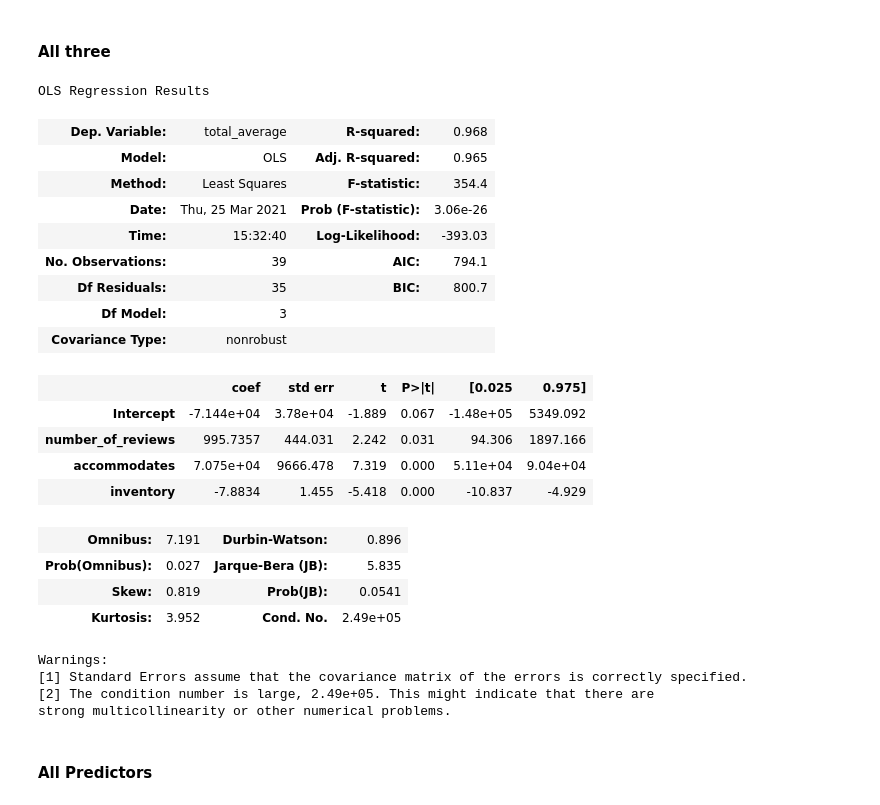
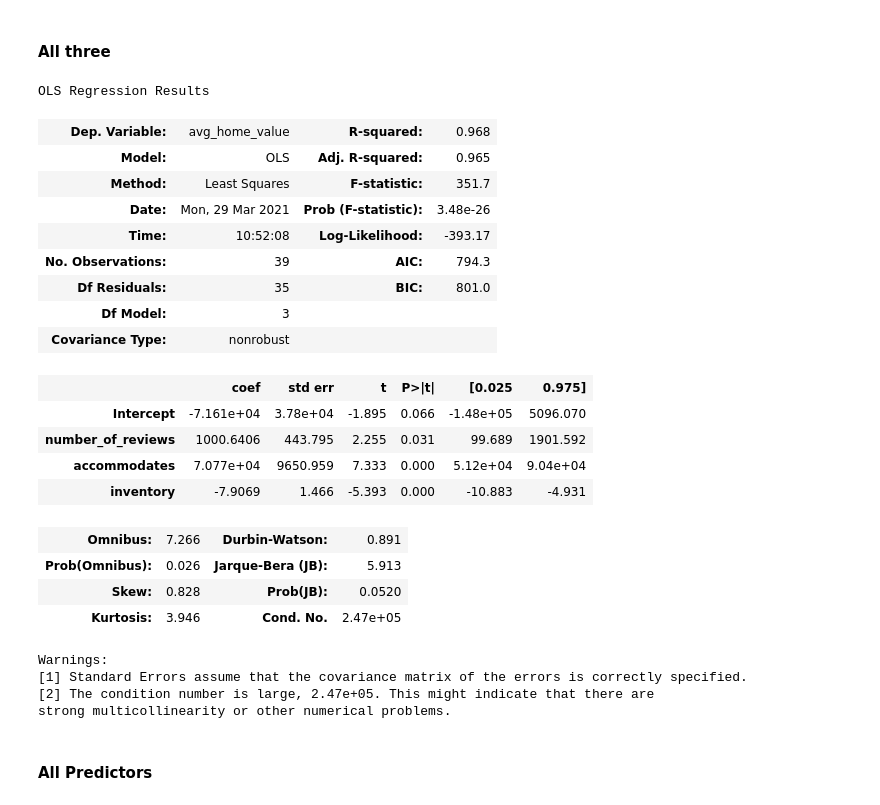
Before and after one commit to Sammyknee/nashville_airbnb_housing, a Jupyter notebook: Regression_MVP.ipynb, the cells around one changed output. Saved outputs shown, nothing was run; the diff lists cells and outputs as text; code cells hidden in the pictures.

```diff
--- a/Regression_MVP.ipynb
+++ b/Regression_MVP.ipynb
@@ -18,5 +277,5 @@ from sklearn import metrics
 # %%
-regression_df = pd.read_csv("cleaned_data/reg_data_clean.csv")
+regression_df = pd.read_csv("cleaned_data/model_data_clean.csv", index_col=0)
 # %%
 regression_df.info()
 # %% [output]
@@ -57,0 +319,2 @@ regression_df.tail()
+# %%
+regression_df.dropna(inplace=True)
@@ -450,33 +984,33 @@ Warnings:
 # %% [markdown]
 #### All three
 # %%
-outcome = 'total_average'
+outcome = 'avg_home_value'
 x_cols = ['number_of_reviews','accommodates', 'inventory']
 predictors = '+'.join(x_cols)
 run_ols_model(outcome, predictors)
 # %% [output]
 OLS Regression Results
-| Dep. Variable: | total_average | R-squared: | 0.968 |
+| Dep. Variable: | avg_home_value | R-squared: | 0.968 |
 | Model: | OLS | Adj. R-squared: | 0.965 |
-| Method: | Least Squares | F-statistic: | 354.4 |
-| Date: | Thu, 25 Mar 2021 | Prob (F-statistic): | 3.06e-26 |
-| Time: | 15:32:40 | Log-Likelihood: | -393.03 |
-| No. Observations: | 39 | AIC: | 794.1 |
-| Df Residuals: | 35 | BIC: | 800.7 |
+| Method: | Least Squares | F-statistic: | 351.7 |
+| Date: | Mon, 29 Mar 2021 | Prob (F-statistic): | 3.48e-26 |
+| Time: | 10:52:08 | Log-Likelihood: | -393.17 |
+| No. Observations: | 39 | AIC: | 794.3 |
+| Df Residuals: | 35 | BIC: | 801.0 |
 | Df Model: | 3 |  |  |
 | Covariance Type: | nonrobust |  |  |
 |  | coef | std err | t | P>|t| | [0.025 | 0.975] |
-| Intercept | -7.144e+04 | 3.78e+04 | -1.889 | 0.067 | -1.48e+05 | 5349.092 |
-| number_of_reviews | 995.7357 | 444.031 | 2.242 | 0.031 | 94.306 | 1897.166 |
-| accommodates | 7.075e+04 | 9666.478 | 7.319 | 0.000 | 5.11e+04 | 9.04e+04 |
-| inventory | -7.8834 | 1.455 | -5.418 | 0.000 | -10.837 | -4.929 |
+| Intercept | -7.161e+04 | 3.78e+04 | -1.895 | 0.066 | -1.48e+05 | 5096.070 |
+| number_of_reviews | 1000.6406 | 443.795 | 2.255 | 0.031 | 99.689 | 1901.592 |
+| accommodates | 7.077e+04 | 9650.959 | 7.333 | 0.000 | 5.12e+04 | 9.04e+04 |
+| inventory | -7.9069 | 1.466 | -5.393 | 0.000 | -10.883 | -4.931 |
-| Omnibus: | 7.191 | Durbin-Watson: | 0.896 |
-| Prob(Omnibus): | 0.027 | Jarque-Bera (JB): | 5.835 |
-| Skew: | 0.819 | Prob(JB): | 0.0541 |
-| Kurtosis: | 3.952 | Cond. No. | 2.49e+05 |
+| Omnibus: | 7.266 | Durbin-Watson: | 0.891 |
+| Prob(Omnibus): | 0.026 | Jarque-Bera (JB): | 5.913 |
+| Skew: | 0.828 | Prob(JB): | 0.0520 |
+| Kurtosis: | 3.946 | Cond. No. | 2.47e+05 |
 Warnings:
 [1] Standard Errors assume that the covariance matrix of the errors is correctly specified.
-[2] The condition number is large, 2.49e+05. This might indicate that there are
+[2] The condition number is large, 2.47e+05. This might indicate that there are
 strong multicollinearity or other numerical problems.
 # %% [markdown]
 #### All Predictors
```
Also changed, not shown: parts of 75 cells of this notebook, 2 other files.
